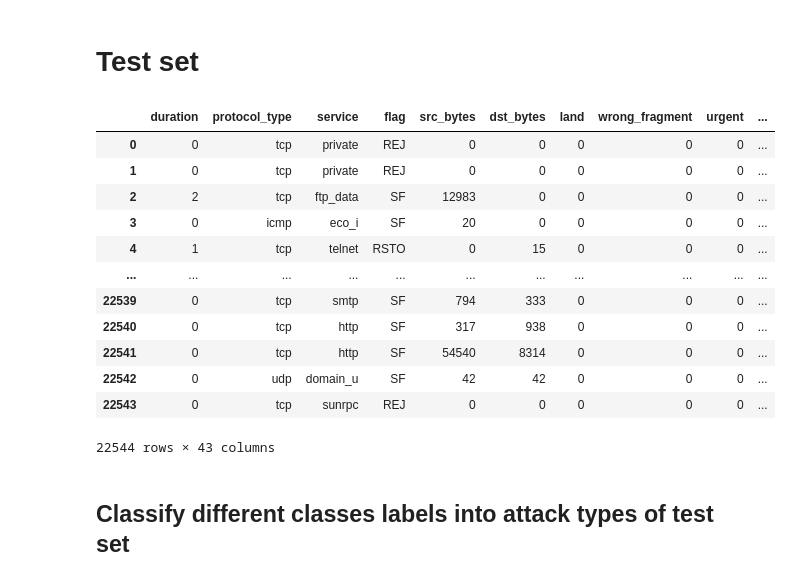
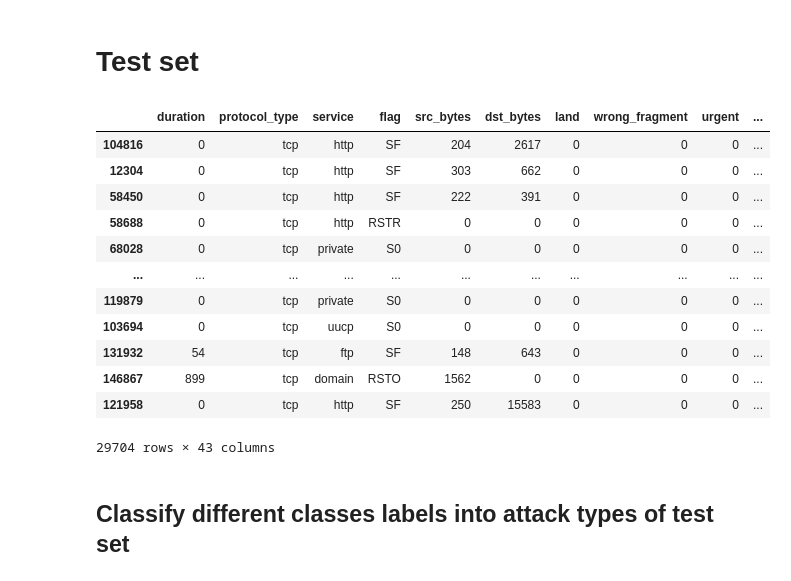
Before and after one commit to OceanTran999/NT114.O11.ATCL-IDS, a Jupyter notebook: MAML_CNN.ipynb, the cells around one changed output. Saved outputs shown, nothing was run; the diff lists cells and outputs as text; code cells hidden in the pictures.

```diff
--- a/MAML_CNN.ipynb
+++ b/MAML_CNN.ipynb
@@ -16,6 +29,12 @@ from sklearn.model_selection import train_test_split # for splitting data into t
 
 import warnings
 warnings.filterwarnings("ignore")
+# %%
+# Read dataset
+df = pd.read_csv('/home/ocean/NT114.O11.ATCL-IDS/Datasets/KDD_Train+Test.txt')
+# %%
+# Split into 60% training, 10% validation, 10% testing
+train_df, validation_df, test_df = np.split(df.sample(frac=1, random_state=42), [int(.6*len(df)), int(.8*len(df))])
 # %% [markdown]
 ## Add the column labels
 # %% [markdown]
@@ -254,22 +347,23 @@ train_df[train_df['intrusion_code'] == 4].iloc[:10, -5:].head()
 # %% [markdown]
 # Test set
 # %%
-test_df = pd.read_csv(file_path_test, names=col_names)
+# test_df = pd.read_csv(file_path_test, names=col_names)
+test_df.columns = col_names
 test_df
 # %% [output]
 |  | duration | protocol_type | service | flag | src_bytes | dst_bytes | land | wrong_fragment | urgent | ... |
-| 0 | 0 | tcp | private | REJ | 0 | 0 | 0 | 0 | 0 | ... |
-| 1 | 0 | tcp | private | REJ | 0 | 0 | 0 | 0 | 0 | ... |
-| 2 | 2 | tcp | ftp_data | SF | 12983 | 0 | 0 | 0 | 0 | ... |
-| 3 | 0 | icmp | eco_i | SF | 20 | 0 | 0 | 0 | 0 | ... |
-| 4 | 1 | tcp | telnet | RSTO | 0 | 15 | 0 | 0 | 0 | ... |
+| 104816 | 0 | tcp | http | SF | 204 | 2617 | 0 | 0 | 0 | ... |
+| 12304 | 0 | tcp | http | SF | 303 | 662 | 0 | 0 | 0 | ... |
+| 58450 | 0 | tcp | http | SF | 222 | 391 | 0 | 0 | 0 | ... |
+| 58688 | 0 | tcp | http | RSTR | 0 | 0 | 0 | 0 | 0 | ... |
+| 68028 | 0 | tcp | private | S0 | 0 | 0 | 0 | 0 | 0 | ... |
 | ... | ... | ... | ... | ... | ... | ... | ... | ... | ... | ... |
-| 22539 | 0 | tcp | smtp | SF | 794 | 333 | 0 | 0 | 0 | ... |
-| 22540 | 0 | tcp | http | SF | 317 | 938 | 0 | 0 | 0 | ... |
-| 22541 | 0 | tcp | http | SF | 54540 | 8314 | 0 | 0 | 0 | ... |
-| 22542 | 0 | udp | domain_u | SF | 42 | 42 | 0 | 0 | 0 | ... |
-| 22543 | 0 | tcp | sunrpc | REJ | 0 | 0 | 0 | 0 | 0 | ... |
+| 119879 | 0 | tcp | private | S0 | 0 | 0 | 0 | 0 | 0 | ... |
+| 103694 | 0 | tcp | uucp | S0 | 0 | 0 | 0 | 0 | 0 | ... |
+| 131932 | 54 | tcp | ftp | SF | 148 | 643 | 0 | 0 | 0 | ... |
+| 146867 | 899 | tcp | domain | RSTO | 1562 | 0 | 0 | 0 | 0 | ... |
+| 121958 | 0 | tcp | http | SF | 250 | 15583 | 0 | 0 | 0 | ... |
-22544 rows × 43 columns
+29704 rows × 43 columns
 # %% [markdown]
 ## Classify different classes labels into attack types of test set
 # %%
```
Also changed, not shown: parts of 68 cells of this notebook, 1 other file.
